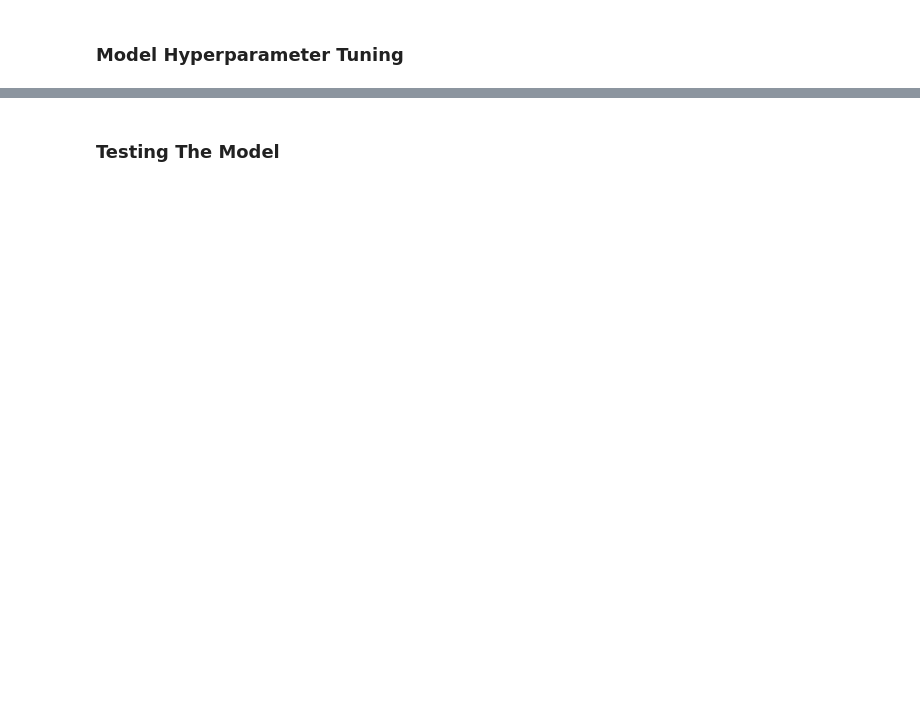
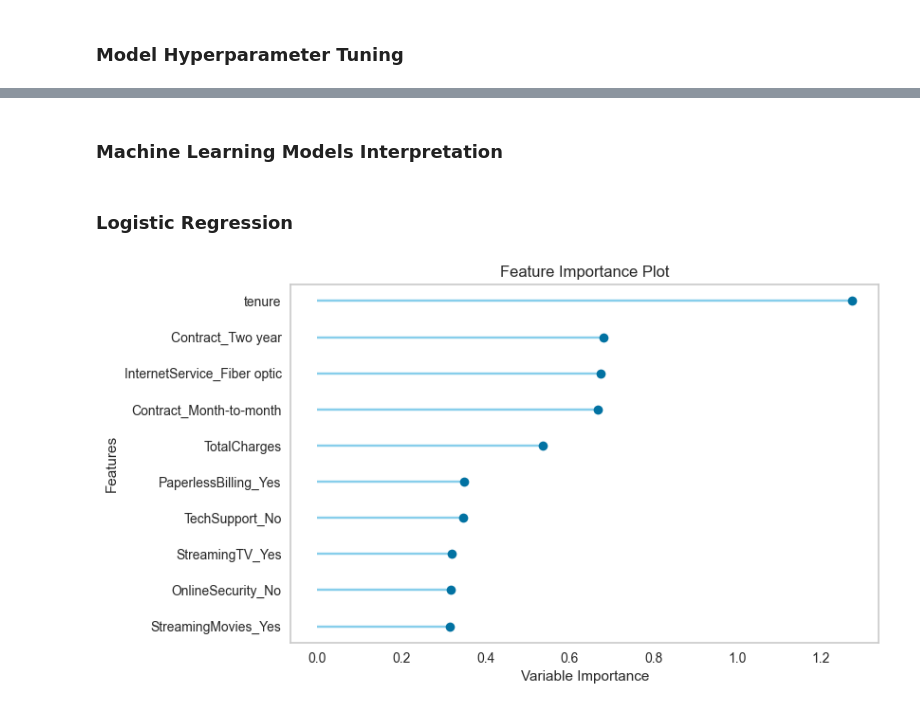
Before and after one commit to ELSady/Classification-Telcom-Churn-Modeling, a Jupyter notebook: Churn Classification.ipynb, the cells around one changed output, grey strips where cells are left out. Cells and saved outputs as stored; diff of their text form; code cells hidden in the pictures; blank space fills up the shorter version.

```diff
--- a/Churn Classification.ipynb
+++ b/Churn Classification.ipynb
@@ -1230,0 +977,2 @@ plot_model(model,plot='confusion_matrix')
+# %%
+LGR = create_model('lr')
@@ -1250,0 +1062,2 @@ tuned_model = tune_model(model)
+# %%
+tuned_LGR = tune_model(LGR, optimize = 'F1', choose_better = True)
@@ -1251,2 +1117,11 @@ tuned_model = tune_model(model)
 # %% [markdown]
-### Testing The Model
+### Machine Learning Models Interpretation
+# %% [markdown]
+### Logistic Regression
+# %%
+from pycaret.utils import check_metric
+
+# Display feature and their importance
+plot_model(tuned_LGR, plot = 'feature')
+# %% [output]
+[figure, added]
```
Also changed, not shown: parts of 74 cells of this notebook.
